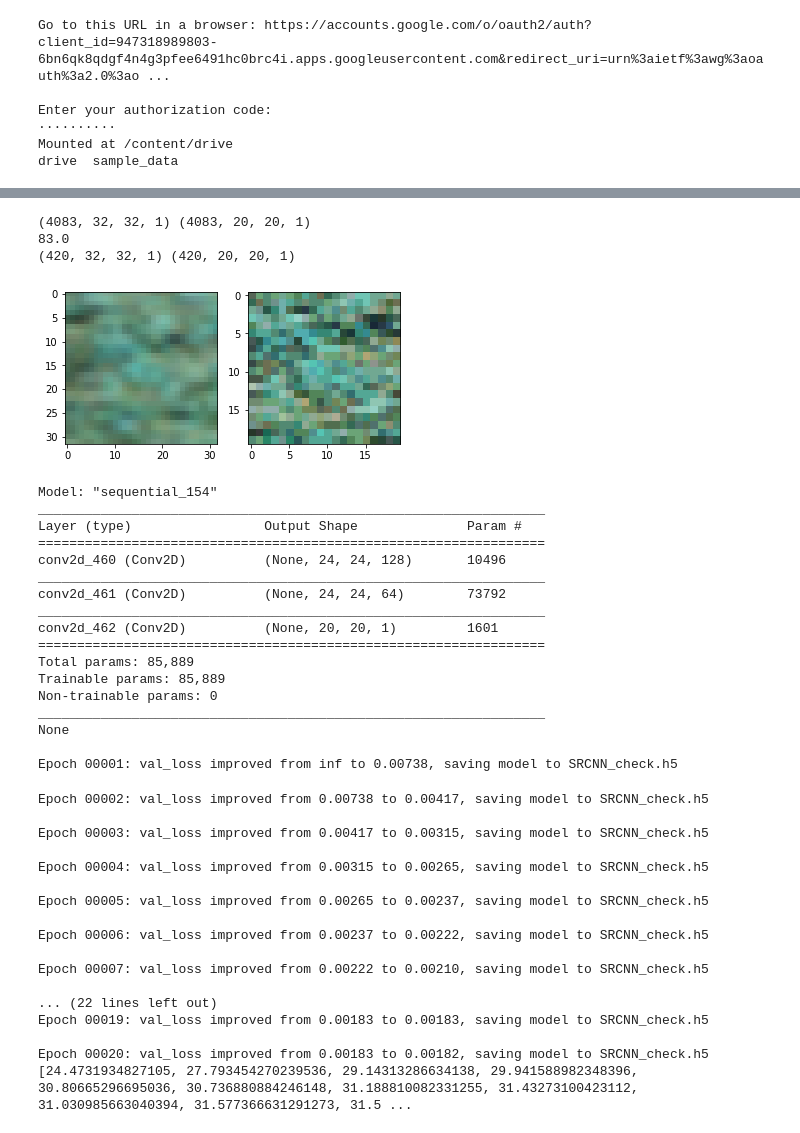
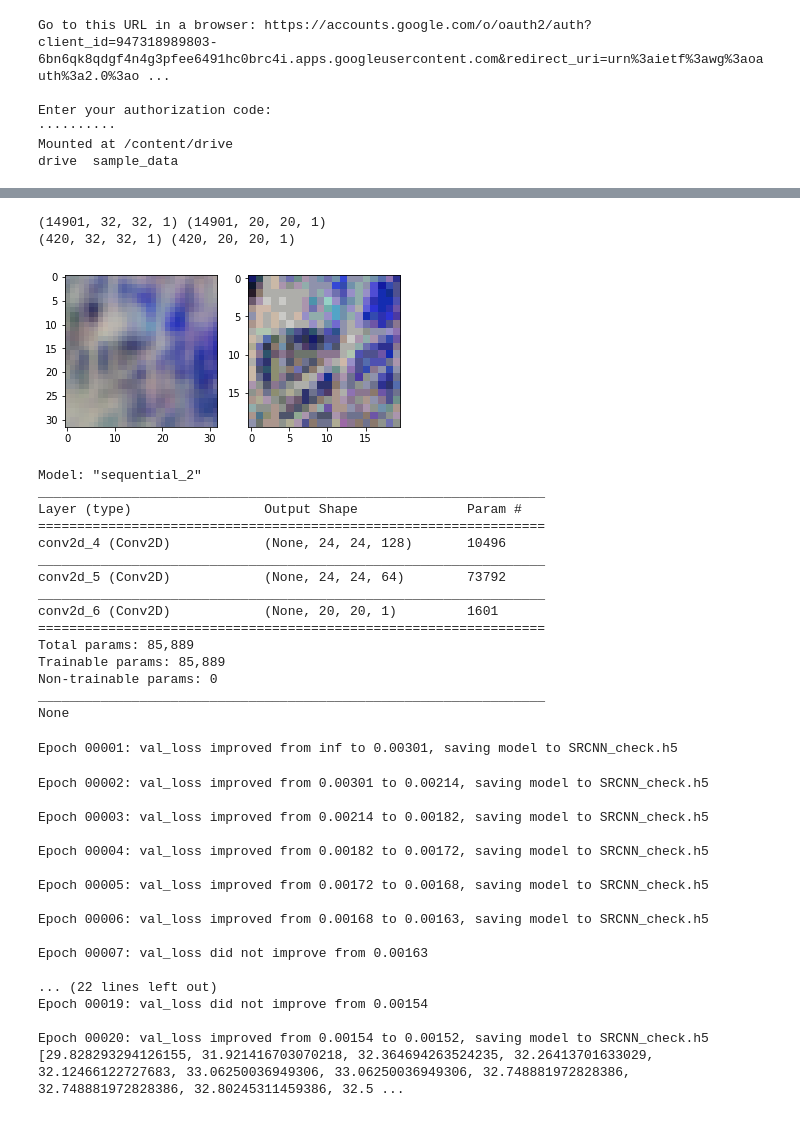
Before and after one commit to Prateek1337/Image_Super_resolution, a Jupyter notebook: basic.ipynb, the cells around one changed output, grey strips where cells are left out. Drawn from its saved outputs; the diff is of its cells as text; code cells hidden in the pictures.

```diff
--- a/basic.ipynb
+++ b/basic.ipynb
@@ -32,23 +37,23 @@ import math
 # %%
 
 %matplotlib inline
 data_rgb,label_rgb=pd.read_training_data("test_rgb.h5")
+data,label=pd.read_training_data("crop_train.h5")
 print(data.shape,label.shape)
-print(data[0][0][0][0])
+# print(data[0][0][0][0])
 data_img=data_rgb[5]
 label_img=label_rgb[5]
-data=data*255
-label=label*255
+data_rgb=data_rgb*255
+label_rgb=label_rgb*255
 fig,axes=plt.subplots(1,2)
 axes[0].imshow(data_img)
 axes[1].imshow(label_img)
 data_Y, label_Y = pd.read_training_data("./test.h5")
 print(data_Y.shape,label_Y.shape)
 # %% [output]
-(4083, 32, 32, 1) (4083, 20, 20, 1)
-83.0
+(14901, 32, 32, 1) (14901, 20, 20, 1)
 (420, 32, 32, 1) (420, 20, 20, 1)
-[figure, old version]
+[figure, new version]
 # %%
 def psnr(target, ref):
     mse = numpy.mean( (target - ref) ** 2 )
@@ -204,40 +209,39 @@ history_Y=PsnrHistory_Y()
 train(history_Y)
 print(history_Y.psnrs)
 # %% [output]
-Model: "sequential_154"
+Model: "sequential_2"
 _________________________________________________________________
 Layer (type)                 Output Shape              Param #
 =================================================================
-conv2d_460 (Conv2D)          (None, 24, 24, 128)       10496
+conv2d_4 (Conv2D)            (None, 24, 24, 128)       10496
 _________________________________________________________________
-conv2d_461 (Conv2D)          (None, 24, 24, 64)        73792
+conv2d_5 (Conv2D)            (None, 24, 24, 64)        73792
 _________________________________________________________________
-conv2d_462 (Conv2D)          (None, 20, 20, 1)         1601
+conv2d_6 (Conv2D)            (None, 20, 20, 1)         1601
 =================================================================
 Total params: 85,889
 Trainable params: 85,889
 Non-trainable params: 0
 _________________________________________________________________
 None
-
-Epoch 00001: val_loss improved from inf to 0.00738, saving model to SRCNN_check.h5
-Epoch 00002: val_loss improved from 0.00738 to 0.00417, saving model to SRCNN_check.h5
-
-Epoch 00003: val_loss improved from 0.00417 to 0.00315, saving model to SRCNN_check.h5
-
-Epoch 00004: val_loss improved from 0.00315 to 0.00265, saving model to SRCNN_check.h5
-
-Epoch 00005: val_loss improved from 0.00265 to 0.00237, saving model to SRCNN_check.h5
-
-Epoch 00006: val_loss improved from 0.00237 to 0.00222, saving model to SRCNN_check.h5
-
-Epoch 00007: val_loss improved from 0.00222 to 0.00210, saving model to SRCNN_check.h5
-
-... (22 lines left out)
-Epoch 00019: val_loss improved from 0.00183 to 0.00183, saving model to SRCNN_check.h5
-
-Epoch 00020: val_loss improved from 0.00183 to 0.00182, saving model to SRCNN_check.h5
-[24.4731934827105, 27.793454270239536, 29.14313286634138, 29.941588982348396, 30.80665296695036, 30.736880884246148, 31.188810082331255, 31.43273100423112, 31.030985663040394, 31.577366631291273, 31.5 ...
+Epoch 00001: val_loss improved from inf to 0.00301, saving model to SRCNN_check.h5
+Epoch 00002: val_loss improved from 0.00301 to 0.00214, saving model to SRCNN_check.h5
+
+Epoch 00003: val_loss improved from 0.00214 to 0.00182, saving model to SRCNN_check.h5
+
+Epoch 00004: val_loss improved from 0.00182 to 0.00172, saving model to SRCNN_check.h5
+
+Epoch 00005: val_loss improved from 0.00172 to 0.00168, saving model to SRCNN_check.h5
+
+Epoch 00006: val_loss improved from 0.00168 to 0.00163, saving model to SRCNN_check.h5
+
+Epoch 00007: val_loss did not improve from 0.00163
+
+... (22 lines left out)
+Epoch 00019: val_loss did not improve from 0.00154
+
+Epoch 00020: val_loss improved from 0.00154 to 0.00152, saving model to SRCNN_check.h5
+[29.828293294126155, 31.921416703070218, 32.364694263524235, 32.26413701633029, 32.12466122727683, 33.06250036949306, 33.06250036949306, 32.748881972828386, 32.748881972828386, 32.80245311459386, 32.5 ...
 # %%
 print(history_Y.psnrs)
 x=numpy.linspace(1,len(history_Y.psnrs),len(history_Y.psnrs))
```
Also changed, not shown: parts of 7 cells of this notebook, 1 other file.
